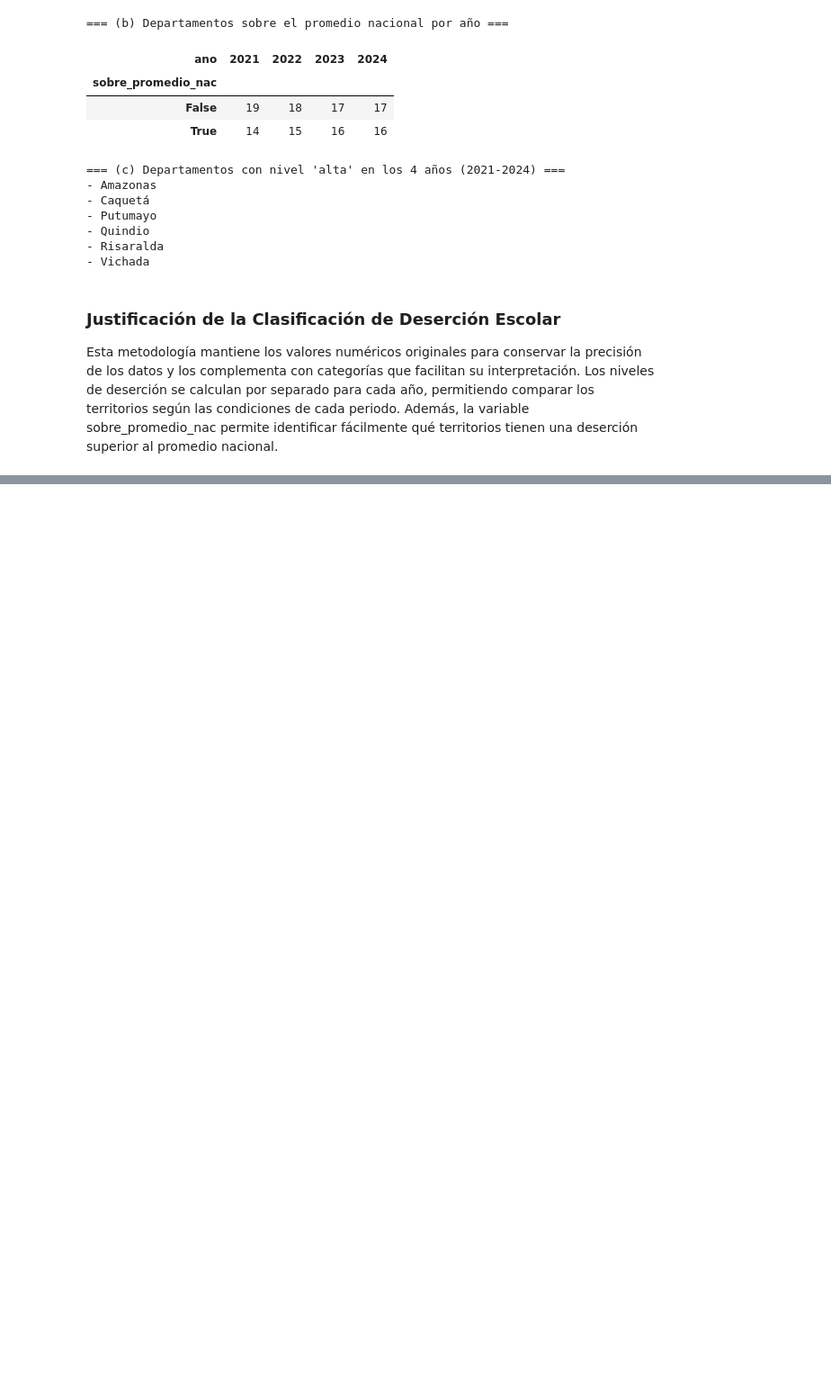
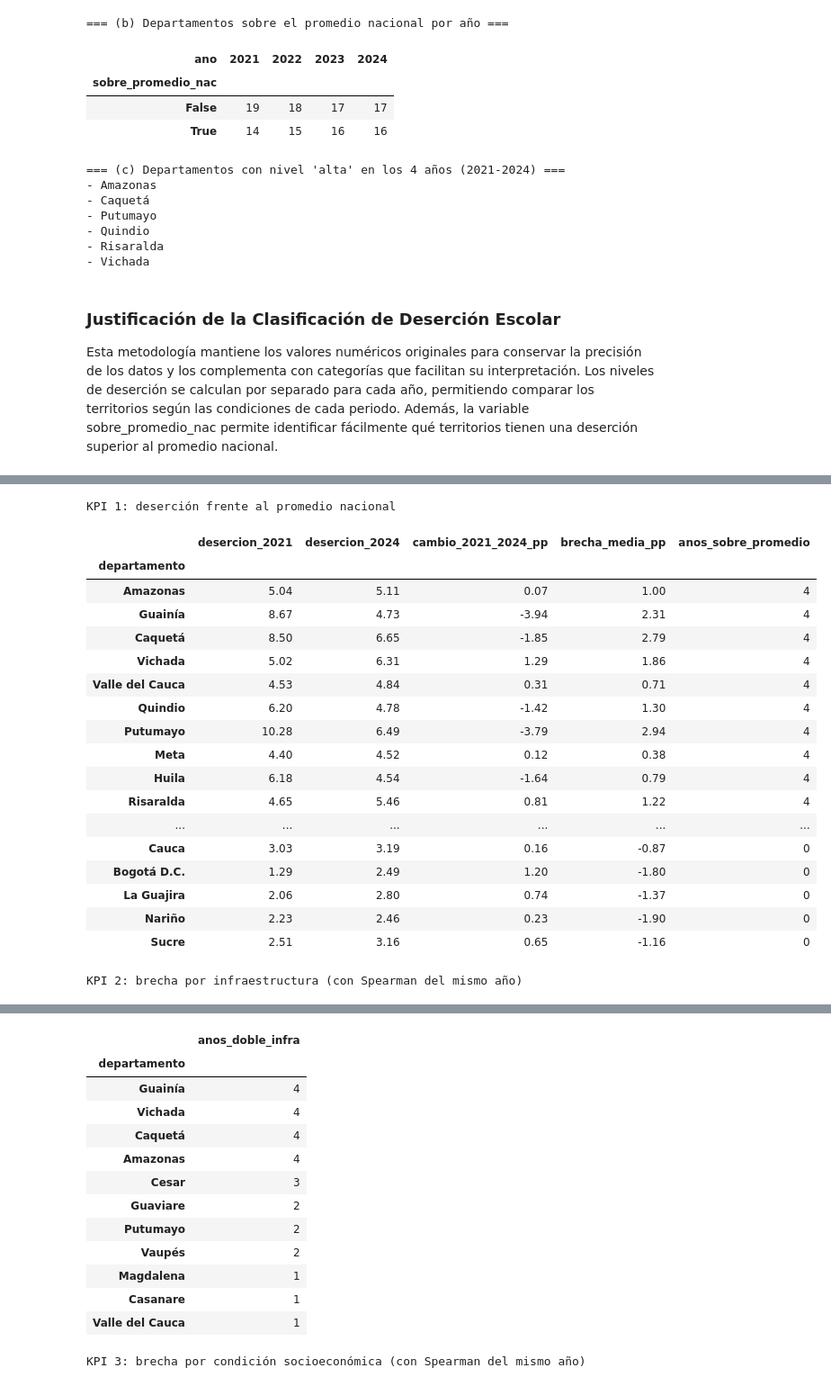
Before and after one commit to emily-escudero/Analitica-Educacion-rural, a Jupyter notebook: Entrega3EducacionRural.ipynb, the cells around one changed output, grey strips where cells are left out. Shown at 90% size. Cells and saved outputs as stored; diff of their text form; code cells hidden in the pictures; blank space fills up the shorter version.

```diff
--- a/Entrega3EducacionRural.ipynb
+++ b/Entrega3EducacionRural.ipynb
@@ -956,0 +1143,50 @@ Esta metodología mantiene los valores numéricos originales para conservar la p
+# %%
+def tabla_kpi_integrada(d, brecha, condiciones):
+    """Une la brecha por terciles con el Spearman del mismo año (mismo variable-año)."""
+    sp = kpi_asociacion(d, 'tmp', list(condiciones))
+    sp = (sp[sp['periodo'] != '2021-2024']
+            .assign(ano=lambda x: x['periodo'].astype(int))
+            [['variable', 'ano', 'rho', 'p_valor', 'lectura']])
+    return brecha.merge(sp, on=['variable', 'ano'], how='left')
+
+# KPI 1: deserción frente al promedio nacional (por departamento)
+kpi1_tabla = resumen_kpi[['desercion_2021', 'desercion_2024', 'cambio_2021_2024_pp',
+                          'brecha_media_pp', 'anos_sobre_promedio']]
+
+# KPI 2: infraestructura (nacional por año + departamentos prioritarios)
+kpi2_nacional = tabla_kpi_integrada(df_kpi, kpi3, infra)
+kpi2_prioritarios = resumen_doble[resumen_doble['anos_doble_infra'] > 0][['anos_doble_infra']]
+
+# KPI 3: socioeconómico (nacional por año + departamentos prioritarios)
+kpi3_nacional = tabla_kpi_integrada(df_kpi, kpi4, socio)
+kpi3_prioritarios = resumen_doble[resumen_doble['anos_doble_socio'] > 0][['anos_doble_socio']]
+
+print("KPI 1: deserción frente al promedio nacional")
+display(kpi1_tabla)
+print("\nKPI 2: brecha por infraestructura (con Spearman del mismo año)")
+display(kpi2_nacional)
+display(kpi2_prioritarios)
+print("\nKPI 3: brecha por condición socioeconómica (con Spearman del mismo año)")
+display(kpi3_nacional)
+display(kpi3_prioritarios)
+# %% [output]
+KPI 1: deserción frente al promedio nacional
+|  | desercion_2021 | desercion_2024 | cambio_2021_2024_pp | brecha_media_pp | anos_sobre_promedio |
+| departamento |  |  |  |  |  |
+| Amazonas | 5.04 | 5.11 | 0.07 | 1.00 | 4 |
+| Guainía | 8.67 | 4.73 | -3.94 | 2.31 | 4 |
+| Caquetá | 8.50 | 6.65 | -1.85 | 2.79 | 4 |
+| Vichada | 5.02 | 6.31 | 1.29 | 1.86 | 4 |
+| Valle del Cauca | 4.53 | 4.84 | 0.31 | 0.71 | 4 |
+| Quindio | 6.20 | 4.78 | -1.42 | 1.30 | 4 |
+| Putumayo | 10.28 | 6.49 | -3.79 | 2.94 | 4 |
+| Meta | 4.40 | 4.52 | 0.12 | 0.38 | 4 |
+| Huila | 6.18 | 4.54 | -1.64 | 0.79 | 4 |
+| Risaralda | 4.65 | 5.46 | 0.81 | 1.22 | 4 |
+| ... | ... | ... | ... | ... | ... |
+| Cauca | 3.03 | 3.19 | 0.16 | -0.87 | 0 |
+| Bogotá D.C. | 1.29 | 2.49 | 1.20 | -1.80 | 0 |
+| La Guajira | 2.06 | 2.80 | 0.74 | -1.37 | 0 |
+| Nariño | 2.23 | 2.46 | 0.23 | -1.90 | 0 |
+| Sucre | 2.51 | 3.16 | 0.65 | -1.16 | 0 |
+KPI 2: brecha por infraestructura (con Spearman del mismo año)
@@ -956,0 +1202,14 @@ Esta metodología mantiene los valores numéricos originales para conservar la p
+|  | anos_doble_infra |
+| departamento |  |
+| Guainía | 4 |
+| Vichada | 4 |
+| Caquetá | 4 |
+| Amazonas | 4 |
+| Cesar | 3 |
+| Guaviare | 2 |
+| Putumayo | 2 |
+| Vaupés | 2 |
+| Magdalena | 1 |
+| Casanare | 1 |
+| Valle del Cauca | 1 |
+KPI 3: brecha por condición socioeconómica (con Spearman del mismo año)
```
Also changed, not shown: parts of 13 cells of this notebook.
